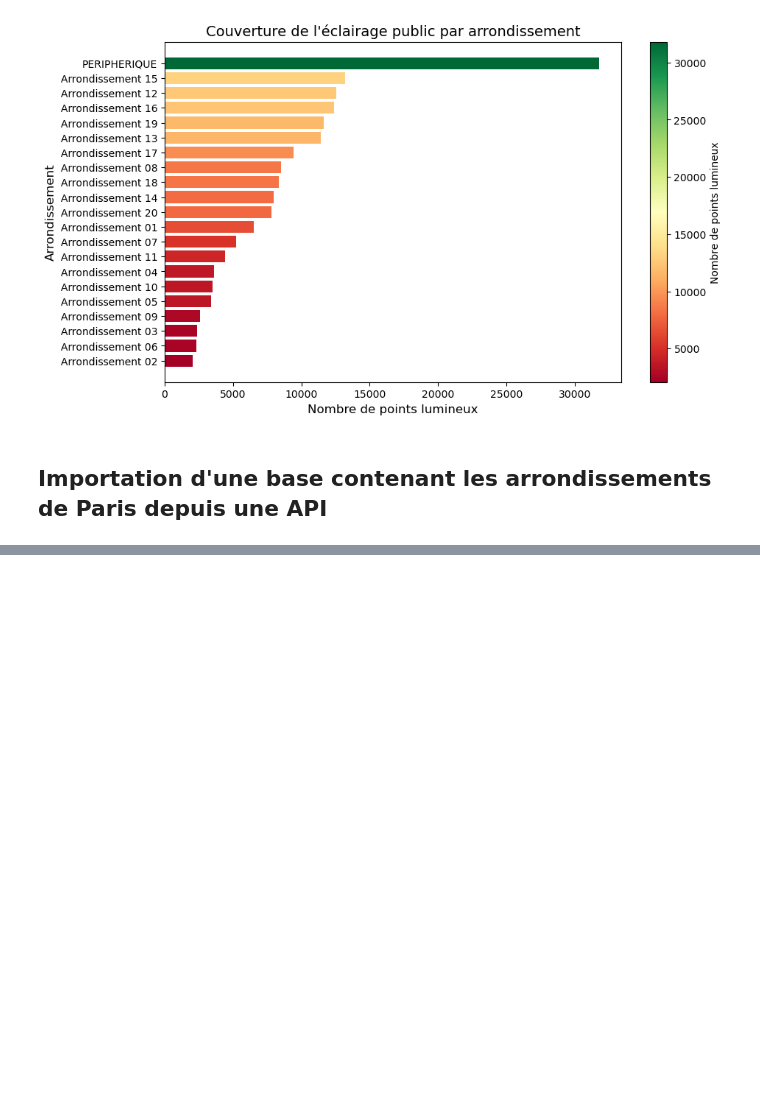
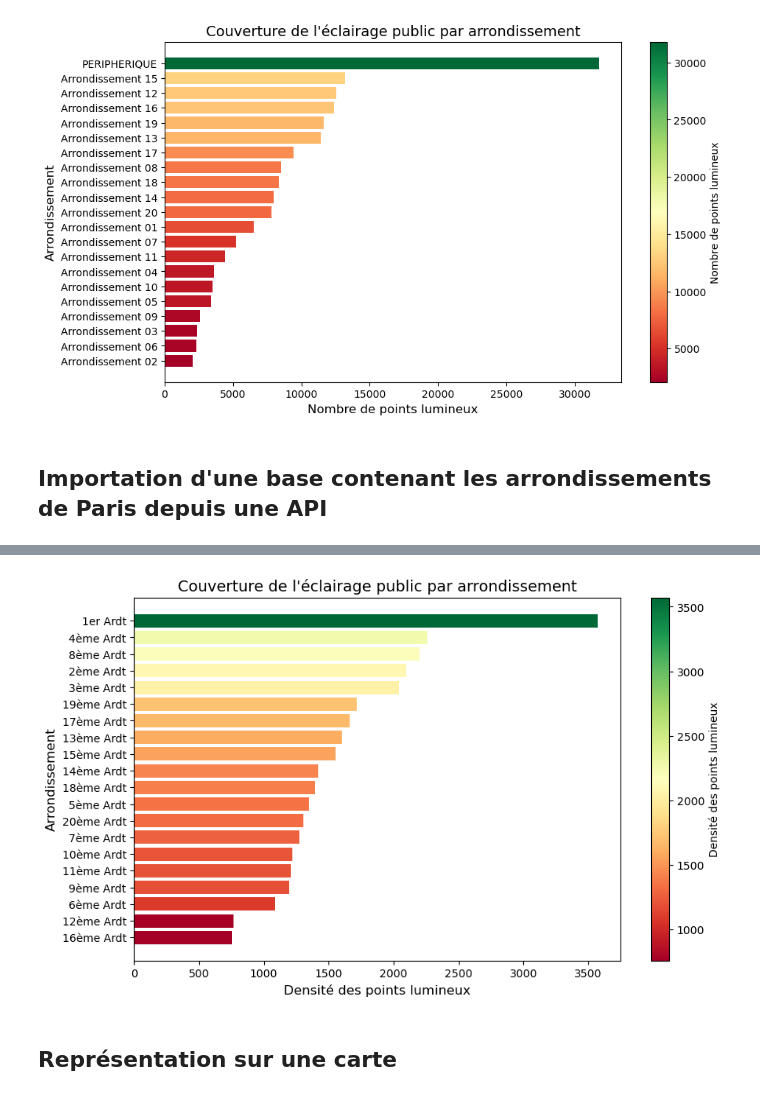
Before and after one commit to Yasmxne/Projet-Python-pour-la-Data-Science, a Jupyter notebook: BaseEclairage.ipynb, the cells around one changed output, grey strips where cells are left out. Drawn from its saved outputs; the diff is of its cells as text; code cells hidden in the pictures; blank space fills up the shorter version.

Commit message:
ajout du graphe de densité des points lumineux

```diff
--- a/BaseEclairage.ipynb
+++ b/BaseEclairage.ipynb
@@ -157,5 +160,5 @@ df_arrondissements.head()
 # %%
-df_arrondissements_flt = df_arrondissements[['c_ar', 'surface', 'geom']]
+df_arrondissements_flt = df_arrondissements[['c_ar', 'l_ar', 'surface', 'geom']]
 df_arrondissements_flt.loc[:, 'surface'] = df_arrondissements_flt['surface'] / 1e6
-df_arrondissements_flt.head()
+df_arrondissements_flt.info()
 # %% [output]
@@ -179,9 +213,13 @@ df_test[['lib_region', 'num_region']].head()
 # %%
 df_combined = pd.merge(
-    df_test,
+    df_eclairage_flt,
     df_arrondissements_flt,
     left_on='num_region',
     right_on='c_ar',
     how='inner'
 )
-df_combined.head()
+df_combined.info()
+df_combined = df_combined.rename(columns={
+    'surface': 'surface_arr',
+    'geom': 'geom_arr'
+})
@@ -187,0 +246,3 @@ df_combined.head()
+# %%
+coverage_by_arrondissement2 = df_combined['c_ar'].value_counts()
+print(coverage_by_arrondissement2)
@@ -187,0 +267,32 @@ df_combined.head()
+# %%
+coverage_df = coverage_by_arrondissement2.reset_index()
+coverage_df.columns = ['c_ar', 'Nombre_points_lumineux']
+
+df_densite = pd.merge(
+    df_arrondissements_flt,
+    coverage_df,
+    on='c_ar',
+    how='left'
+)
+# %%
+df_densite['densité_lum'] = df_densite['Nombre_points_lumineux'] / df_densite['surface']
+
+coverage_sorted = df_densite.sort_values(by='densité_lum', ascending=True)
+norm = mcolors.Normalize(vmin=coverage_sorted['densité_lum'].min(), vmax=coverage_sorted['densité_lum'].max())
+cmap = plt.cm.RdYlGn
+colors = [cmap(norm(value)) for value in coverage_sorted['densité_lum']]
+
+plt.figure(figsize=(10, 6))
+plt.barh(coverage_sorted['l_ar'], coverage_sorted['densité_lum'], color=colors)
+plt.xlabel("Densité des points lumineux", fontsize=12)
+plt.ylabel("Arrondissement", fontsize=12)
+plt.title("Couverture de l'éclairage public par arrondissement", fontsize=14)
+sm = plt.cm.ScalarMappable(cmap=cmap, norm=norm)
+sm.set_array([])
+plt.colorbar(sm, label="Densité des points lumineux")
+
+plt.show()
+# %% [output]
+[figure, added]
+# %% [markdown]
+## Représentation sur une carte
```
Also changed, not shown: parts of 11 cells of this notebook.
